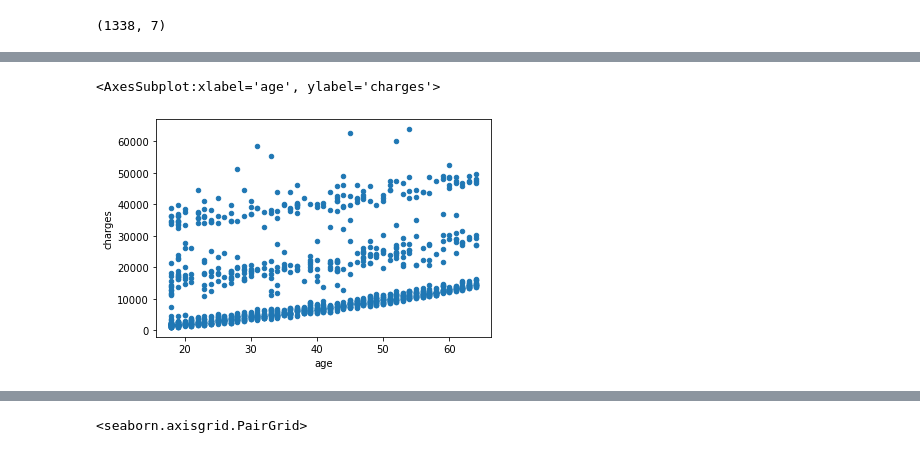
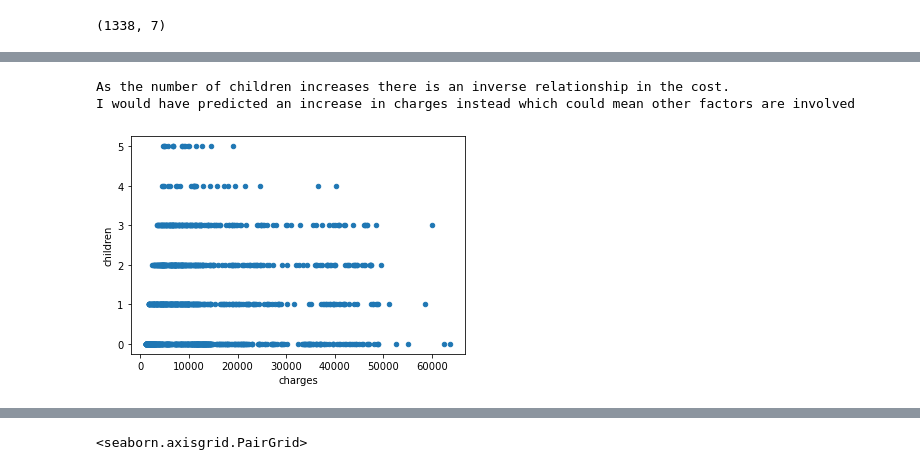
Before and after one commit to ubco-W2022T1-cosc301/project-group45, a Jupyter notebook: notebooks/analysis2.ipynb, the cells around one changed output, grey strips where cells are left out. Cells and saved outputs as stored; diff of their text form; code cells hidden in the pictures.

```diff
--- a/notebooks/analysis2.ipynb
+++ b/notebooks/analysis2.ipynb
@@ -44,5 +40,8 @@ medical_cost_data.describe()
-# %%
-medical_cost_data.plot(kind='scatter', x='age', y='charges')
-# %% [output]
-<AxesSubplot:xlabel='age', ylabel='charges'>
-[figure, removed]
+# %%
+medical_cost_data.plot(kind='scatter', x='charges', y='children')
+
+print("As the number of children increases there is an inverse relationship in the cost. \nI would have predicted an increase in charges instead which could mean other factors are involved")
+# %% [output]
+As the number of children increases there is an inverse relationship in the cost.
+I would have predicted an increase in charges instead which could mean other factors are involved
+[figure, added]
```
Also changed, not shown: parts of 2 cells of this notebook, 2 other files.
